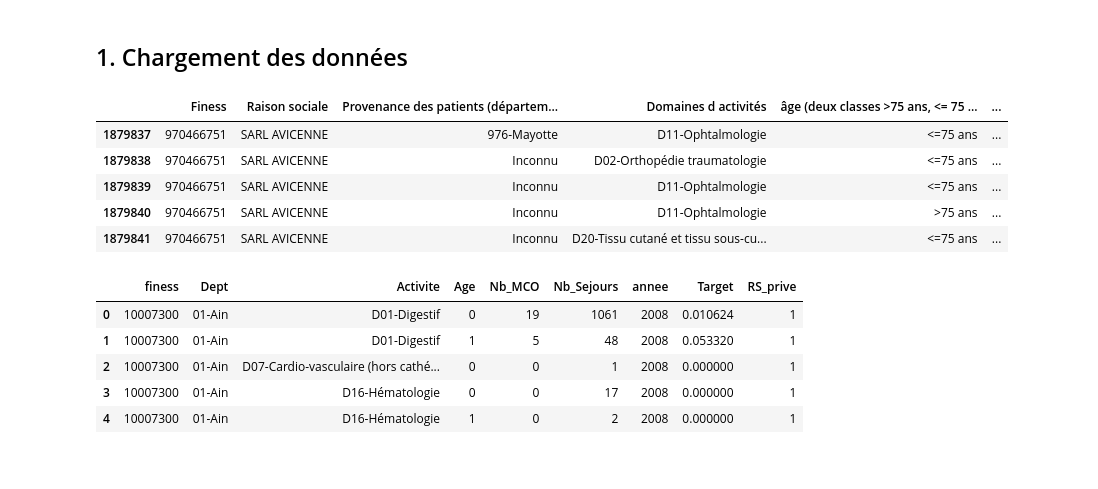
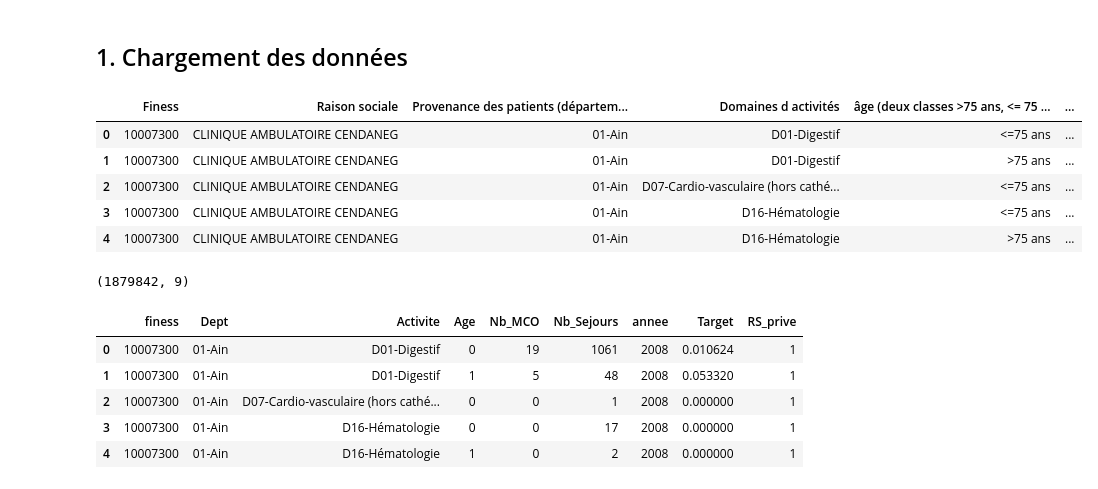
Before and after one commit to MarieCrappe/ANAPchallenge, a Jupyter notebook: Challenge ANAP.ipynb, the cells around one changed output. Saved outputs shown, nothing was run; the diff lists cells and outputs as text; code cells hidden in the pictures.

```diff
--- a/Challenge ANAP.ipynb
+++ b/Challenge ANAP.ipynb
@@ -38,14 +38,18 @@ Populating the interactive namespace from numpy and matplotlib
 # %%
 train = pd.read_csv('../data/data2.csv', sep=';')
 additional_data = pd.read_csv('../data/aggregated_hospidiag_data_reduced.csv', sep=';')
-train.tail(5)
+train.head(5)
 # %% [output]
 |  | Finess | Raison sociale | Provenance des patients (départem... | Domaines d activités | âge (deux classes >75 ans, <= 75 ... | ... |
-| 1879837 | 970466751 | SARL AVICENNE | 976-Mayotte | D11-Ophtalmologie | <=75 ans | ... |
-| 1879838 | 970466751 | SARL AVICENNE | Inconnu | D02-Orthopédie traumatologie | <=75 ans | ... |
-| 1879839 | 970466751 | SARL AVICENNE | Inconnu | D11-Ophtalmologie | <=75 ans | ... |
-| 1879840 | 970466751 | SARL AVICENNE | Inconnu | D11-Ophtalmologie | >75 ans | ... |
-| 1879841 | 970466751 | SARL AVICENNE | Inconnu | D20-Tissu cutané et tissu sous-cu... | <=75 ans | ... |
+| 0 | 10007300 | CLINIQUE AMBULATOIRE CENDANEG | 01-Ain | D01-Digestif | <=75 ans | ... |
+| 1 | 10007300 | CLINIQUE AMBULATOIRE CENDANEG | 01-Ain | D01-Digestif | >75 ans | ... |
+| 2 | 10007300 | CLINIQUE AMBULATOIRE CENDANEG | 01-Ain | D07-Cardio-vasculaire (hors cathé... | <=75 ans | ... |
+| 3 | 10007300 | CLINIQUE AMBULATOIRE CENDANEG | 01-Ain | D16-Hématologie | <=75 ans | ... |
+| 4 | 10007300 | CLINIQUE AMBULATOIRE CENDANEG | 01-Ain | D16-Hématologie | >75 ans | ... |
+# %%
+train.shape
+# %% [output]
+(1879842, 9)
 # %%
 train.columns = ['finess', 'RS', 'Dept', 'Activite', 'Age', 'Nb_MCO', 'Nb_Sejours', 'annee', 'Target']
 train.loc[train.Age == '<=75 ans', 'Age'] = 0
```
Also changed, not shown: parts of 6 cells of this notebook, 1 other file.
